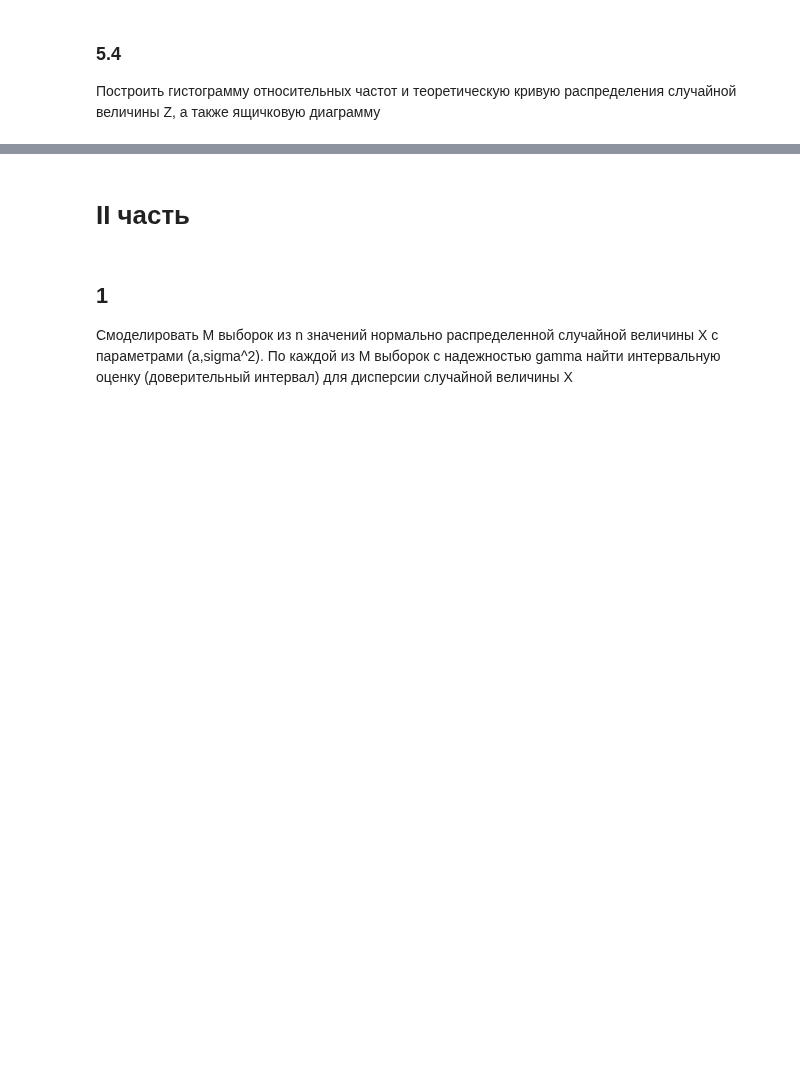
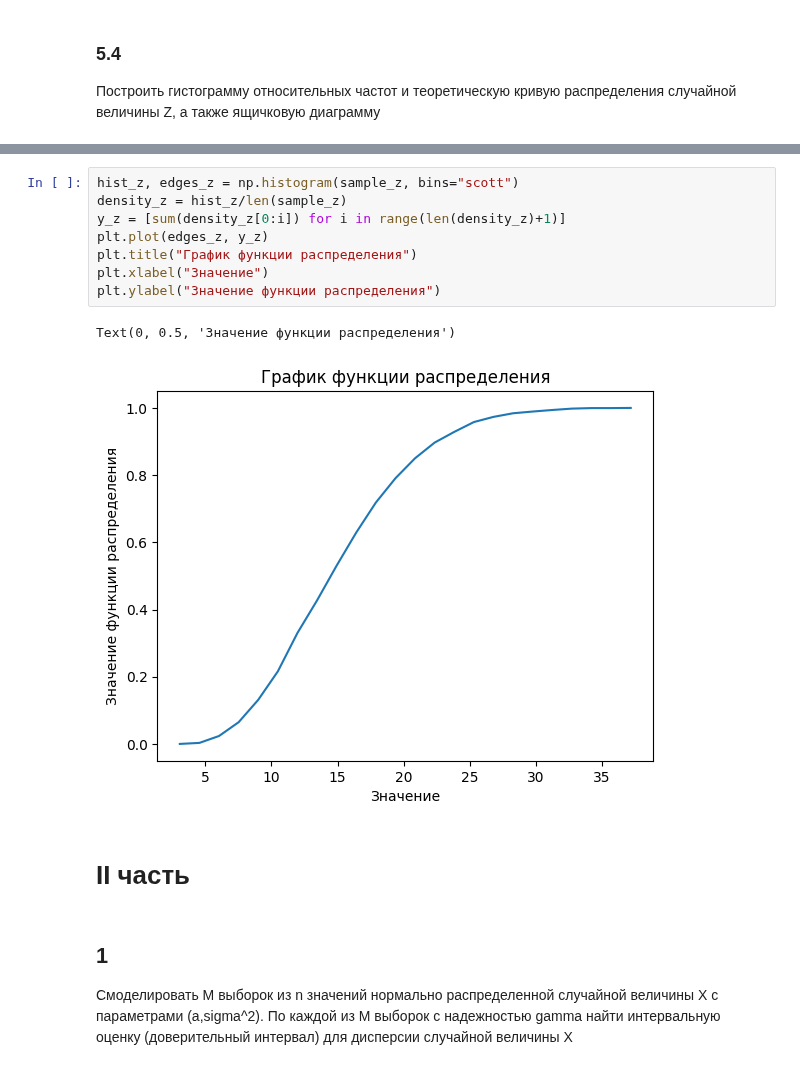
Before and after one commit to c0de1sl1fe/Probability, a Jupyter notebook: lab_2/lab_2.ipynb, the cells around one changed output, grey strips where cells are left out. Saved outputs shown, nothing was run; the diff lists cells and outputs as text; blank space fills up the shorter version.

```diff
--- a/lab_2/lab_2.ipynb
+++ b/lab_2/lab_2.ipynb
@@ -312,3 +322,14 @@ data.quantile([0.25, 0.5, 0.75])
+# %%
+hist_z, edges_z = np.histogram(sample_z, bins="scott")
+density_z = hist_z/len(sample_z)
+y_z = [sum(density_z[0:i]) for i in range(len(density_z)+1)]
+plt.plot(edges_z, y_z)
+plt.title("График функции распределения")
+plt.xlabel("Значение")
+plt.ylabel("Значение функции распределения")
+# %% [output]
+Text(0, 0.5, 'Значение функции распределения')
+[figure, added]
 # %% [markdown]
 # II часть
 # %% [markdown]
```
Also changed, not shown: parts of 22 cells of this notebook.
